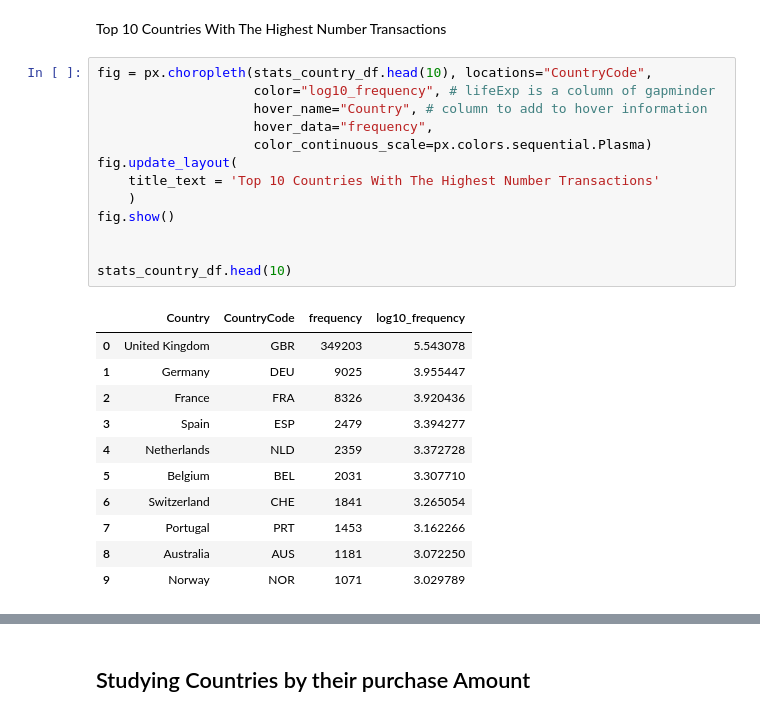
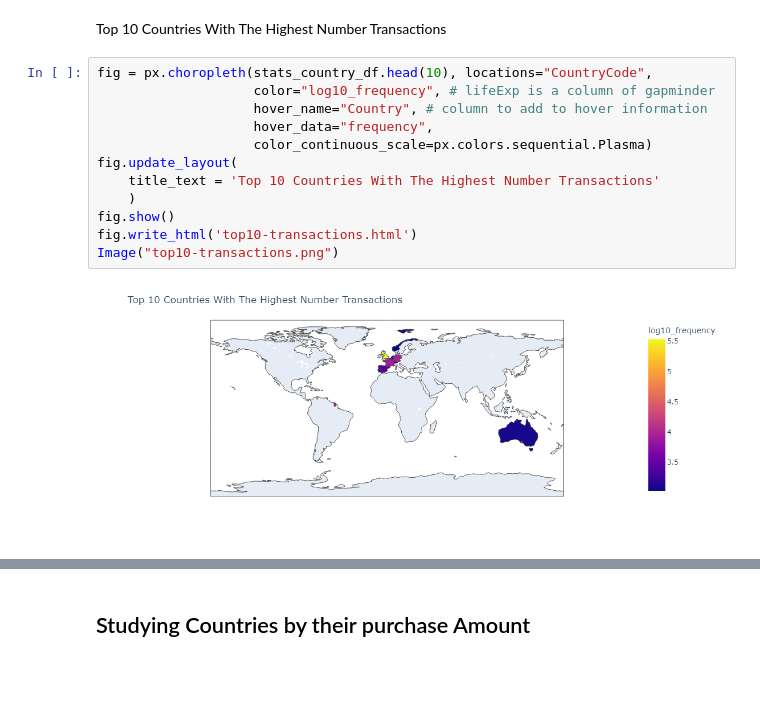
Before and after one commit to duyphuongnguyen1999/RFM-Customers-Segmentation, a Jupyter notebook: RFM Customer Segmentation.ipynb, the cells around one changed output, grey strips where cells are left out. Drawn from its saved outputs; the diff is of its cells as text; blank space fills up the shorter version.

```diff
--- a/RFM Customer Segmentation.ipynb
+++ b/RFM Customer Segmentation.ipynb
@@ -286,25 +288,14 @@ Top 10 Countries With The Highest Number Transactions
 # %%
 fig = px.choropleth(stats_country_df.head(10), locations="CountryCode",
                     color="log10_frequency", # lifeExp is a column of gapminder
                     hover_name="Country", # column to add to hover information
                     hover_data="frequency",
                     color_continuous_scale=px.colors.sequential.Plasma)
 fig.update_layout(
     title_text = 'Top 10 Countries With The Highest Number Transactions'
     )
 fig.show()
-
-
-stats_country_df.head(10)
+fig.write_html('top10-transactions.html')
+Image("top10-transactions.png")
 # %% [output]
-|  | Country | CountryCode | frequency | log10_frequency |
-| 0 | United Kingdom | GBR | 349203 | 5.543078 |
-| 1 | Germany | DEU | 9025 | 3.955447 |
-| 2 | France | FRA | 8326 | 3.920436 |
-| 3 | Spain | ESP | 2479 | 3.394277 |
-| 4 | Netherlands | NLD | 2359 | 3.372728 |
-| 5 | Belgium | BEL | 2031 | 3.307710 |
-| 6 | Switzerland | CHE | 1841 | 3.265054 |
-| 7 | Portugal | PRT | 1453 | 3.162266 |
-| 8 | Australia | AUS | 1181 | 3.072250 |
-| 9 | Norway | NOR | 1071 | 3.029789 |
+[figure, added]
```
Also changed, not shown: parts of 5 cells of this notebook.
